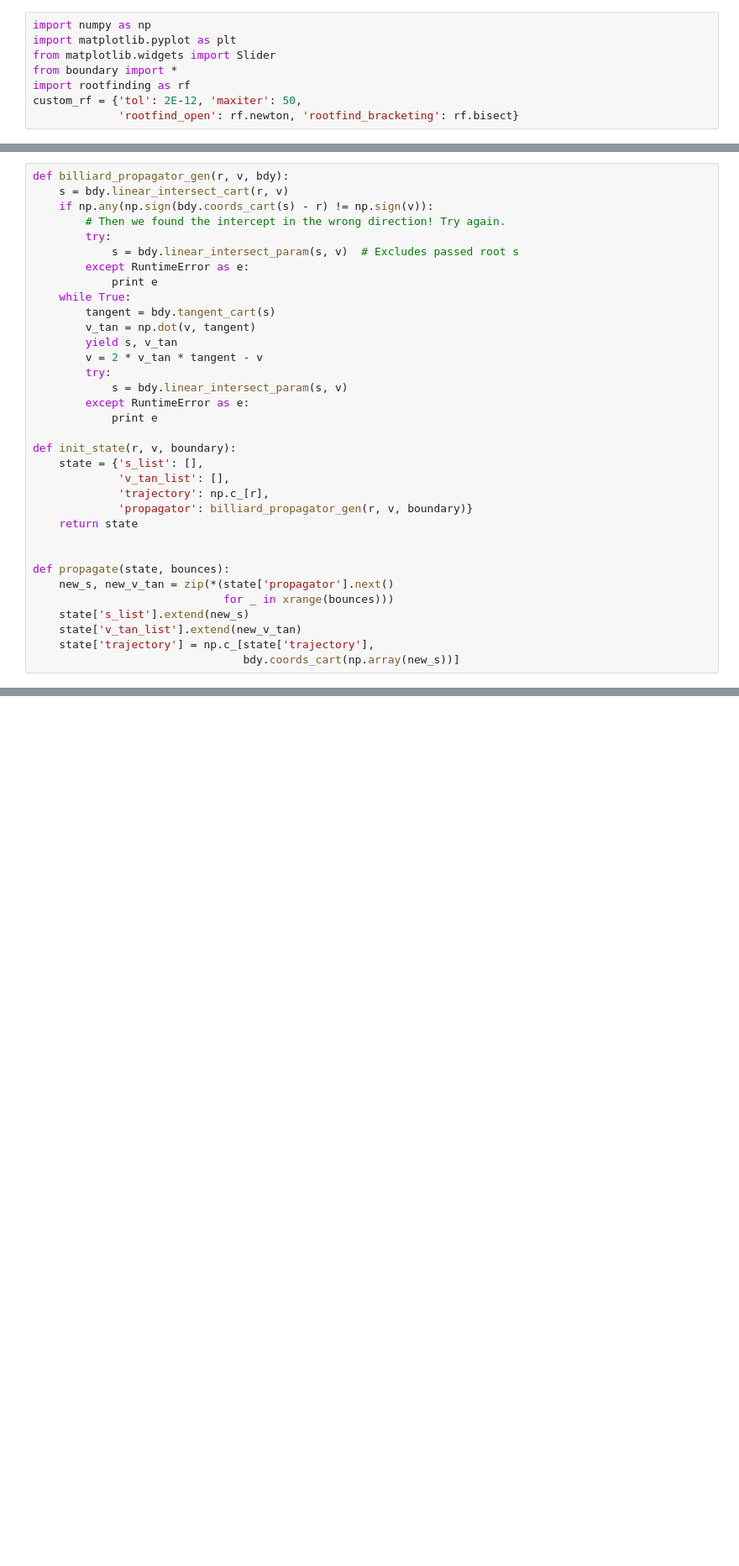
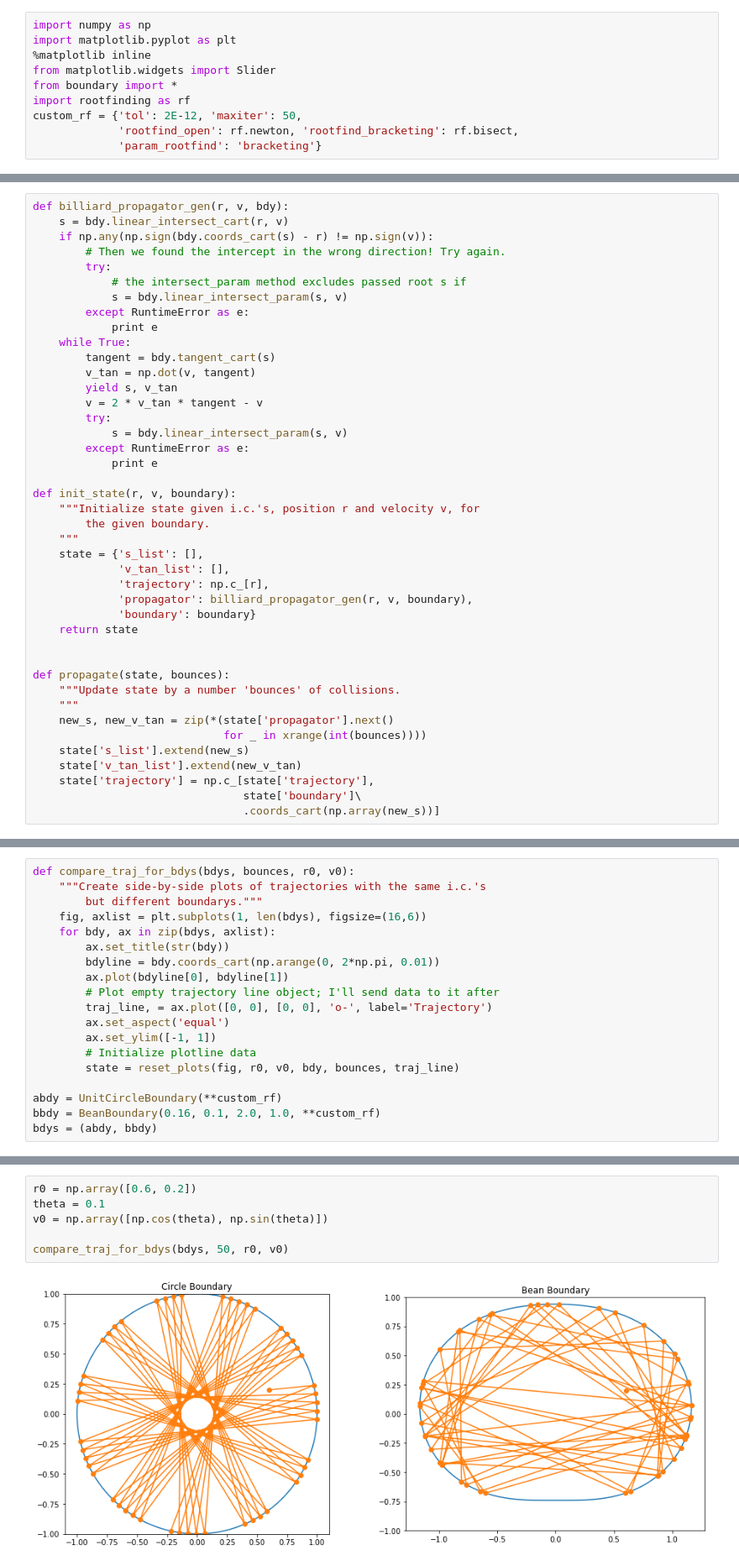
Before and after one commit to Jerror/PHY5340-Project1_Billiards, a Jupyter notebook: billiards.ipynb, the cells around one changed output, grey strips where cells are left out. Shown at 84% size. Cells and saved outputs as stored; diff of their text form; blank space fills up the shorter version.

```diff
--- a/billiards.ipynb
+++ b/billiards.ipynb
@@ -1,8 +1,10 @@
 # %%
 import numpy as np
 import matplotlib.pyplot as plt
+%matplotlib inline
 from matplotlib.widgets import Slider
 from boundary import *
 import rootfinding as rf
 custom_rf = {'tol': 2E-12, 'maxiter': 50,
-             'rootfind_open': rf.newton, 'rootfind_bracketing': rf.bisect}
+             'rootfind_open': rf.newton, 'rootfind_bracketing': rf.bisect,
+             'param_rootfind': 'bracketing'}
@@ -12,7 +16,8 @@ def billiard_propagator_gen(r, v, bdy):
     if np.any(np.sign(bdy.coords_cart(s) - r) != np.sign(v)):
         # Then we found the intercept in the wrong direction! Try again.
         try:
-            s = bdy.linear_intersect_param(s, v)  # Excludes passed root s
+            # the intersect_param method excludes passed root s if
+            s = bdy.linear_intersect_param(s, v)
         except RuntimeError as e:
             print e
     while True:
@@ -26,17 +31,24 @@ def billiard_propagator_gen(r, v, bdy):
             print e
 
 def init_state(r, v, boundary):
+    """Initialize state given i.c.'s, position r and velocity v, for
+        the given boundary.
+    """
     state = {'s_list': [],
              'v_tan_list': [],
              'trajectory': np.c_[r],
-             'propagator': billiard_propagator_gen(r, v, boundary)}
+             'propagator': billiard_propagator_gen(r, v, boundary),
+             'boundary': boundary}
     return state
 
 
 def propagate(state, bounces):
+    """Update state by a number 'bounces' of collisions.
+    """
     new_s, new_v_tan = zip(*(state['propagator'].next()
-                             for _ in xrange(bounces)))
+                             for _ in xrange(int(bounces))))
     state['s_list'].extend(new_s)
     state['v_tan_list'].extend(new_v_tan)
     state['trajectory'] = np.c_[state['trajectory'],
-                                bdy.coords_cart(np.array(new_s))]
+                                state['boundary']\
+                                .coords_cart(np.array(new_s))]
@@ -42,0 +137,19 @@ def propagate(state, bounces):
+# %%
+def compare_traj_for_bdys(bdys, bounces, r0, v0):
+    """Create side-by-side plots of trajectories with the same i.c.'s
+        but different boundarys."""
+    fig, axlist = plt.subplots(1, len(bdys), figsize=(16,6))
+    for bdy, ax in zip(bdys, axlist):
+        ax.set_title(str(bdy))
+        bdyline = bdy.coords_cart(np.arange(0, 2*np.pi, 0.01))
+        ax.plot(bdyline[0], bdyline[1])
+        # Plot empty trajectory line object; I'll send data to it after
+        traj_line, = ax.plot([0, 0], [0, 0], 'o-', label='Trajectory')
+        ax.set_aspect('equal')
+        ax.set_ylim([-1, 1])
+        # Initialize plotline data
+        state = reset_plots(fig, r0, v0, bdy, bounces, traj_line)
+
+abdy = UnitCircleBoundary(**custom_rf)
+bbdy = BeanBoundary(0.16, 0.1, 2.0, 1.0, **custom_rf)
+bdys = (abdy, bbdy)
@@ -42,0 +207,8 @@ def propagate(state, bounces):
+# %%
+r0 = np.array([0.6, 0.2])
+theta = 0.1
+v0 = np.array([np.cos(theta), np.sin(theta)])
+
+compare_traj_for_bdys(bdys, 50, r0, v0)
+# %% [output]
+[figure, added]
```
Also changed, not shown: parts of 17 cells of this notebook, 2 other files.
